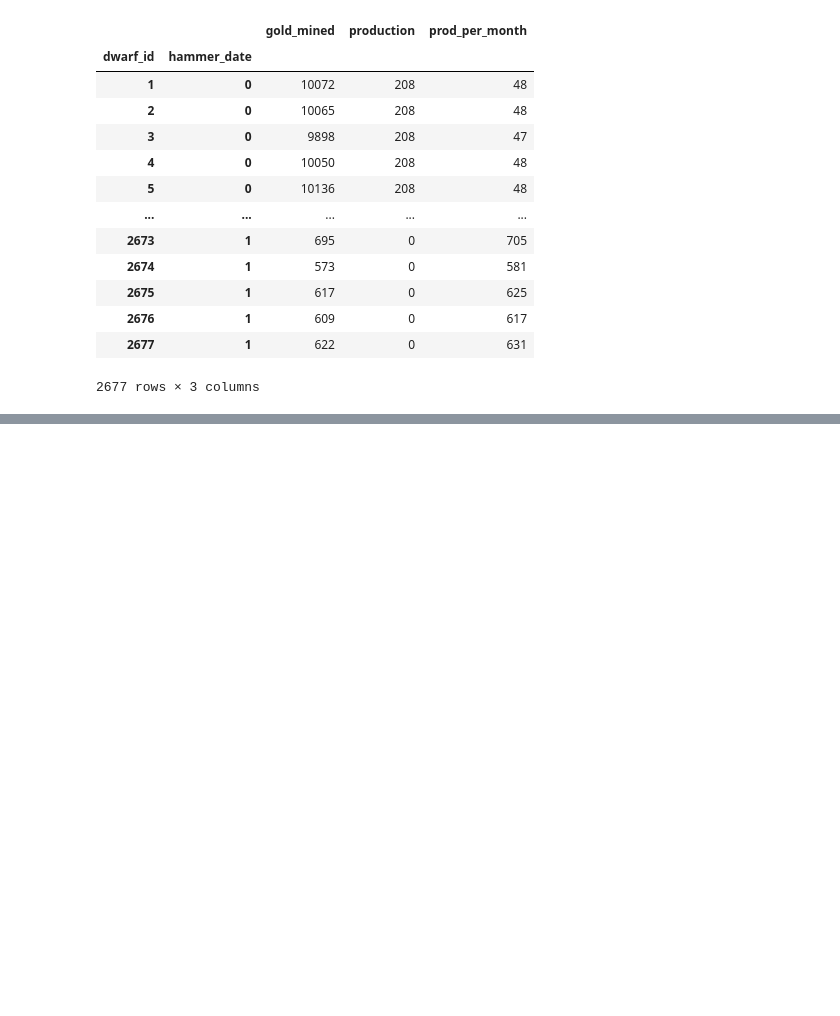
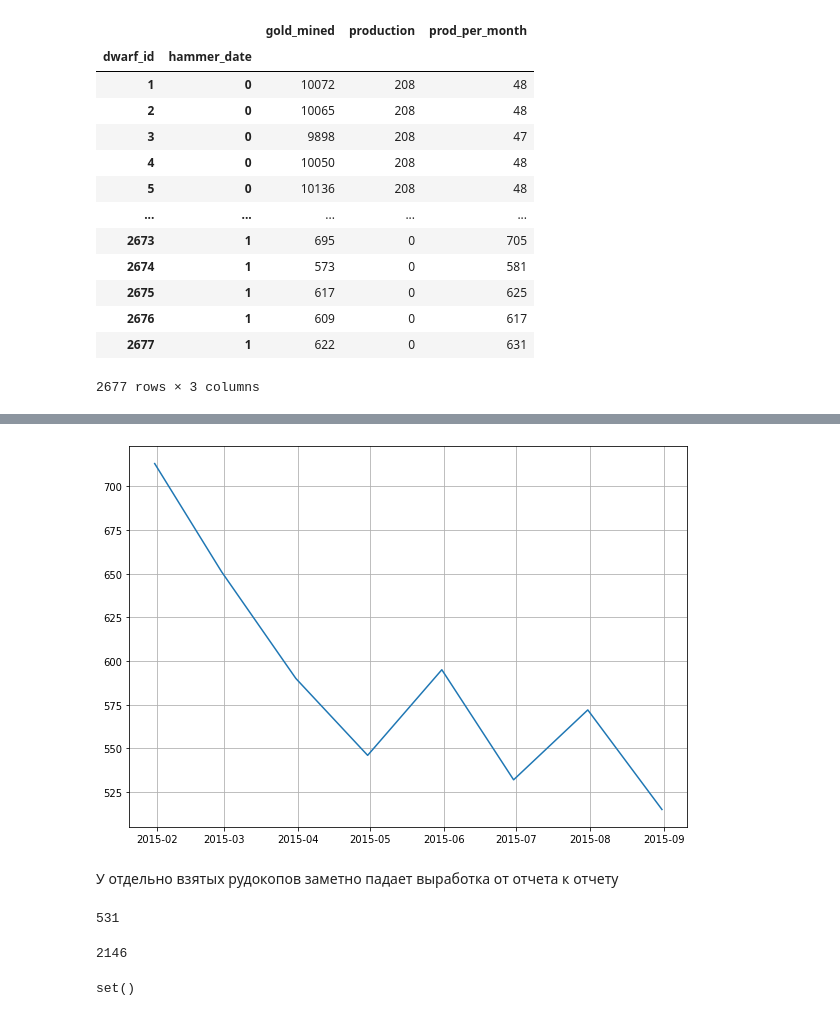
Before and after one commit to andreiklychev1/study_klychev, a Jupyter notebook: Gold Mining/dwarfes.ipynb, the cells around one changed output, grey strips where cells are left out. Drawn from its saved outputs; the diff is of its cells as text; code cells hidden in the pictures; blank space fills up the shorter version.

```diff
--- a/Gold Mining/dwarfes.ipynb
+++ b/Gold Mining/dwarfes.ipynb
@@ -99,0 +134,8 @@ pivot
+# %%
+plt.plot(first_1.reported_date, first_1.gold_mined)
+plt.grid()
+plt.show()
+# %% [output]
+[figure, added]
+# %% [markdown]
+У отдельно взятых рудокопов заметно падает выработка от отчета к отчету
@@ -99,0 +145,16 @@ pivot
+# %%
+a = set(zero_tool.dwarf_id.unique())
+len(a)
+# %% [output]
+531
+# %%
+b = set(one_tool.dwarf_id.unique())
+len(b)
+# %% [output]
+2146
+# %%
+# Отсутствуют рабочие, имевшие практический опыт работы с обоими тиами инструмента
+# Так же следует обратить внимание, что кол-во рабочих во второй год увеличилось в 4 раза !!!
+a & b
+# %% [output]
+set()
```
Also changed, not shown: parts of 26 cells of this notebook.
